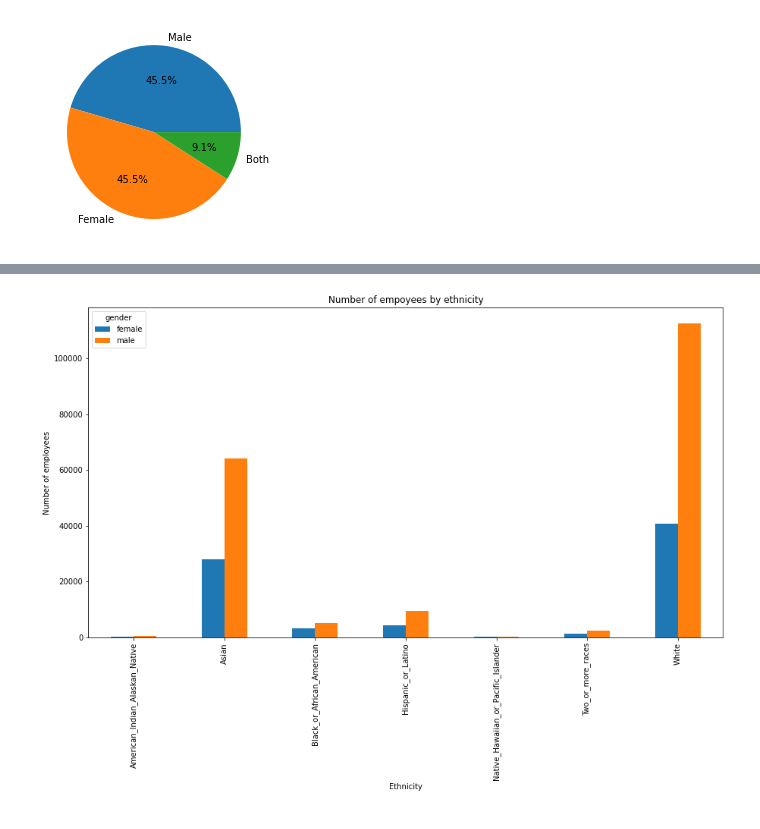
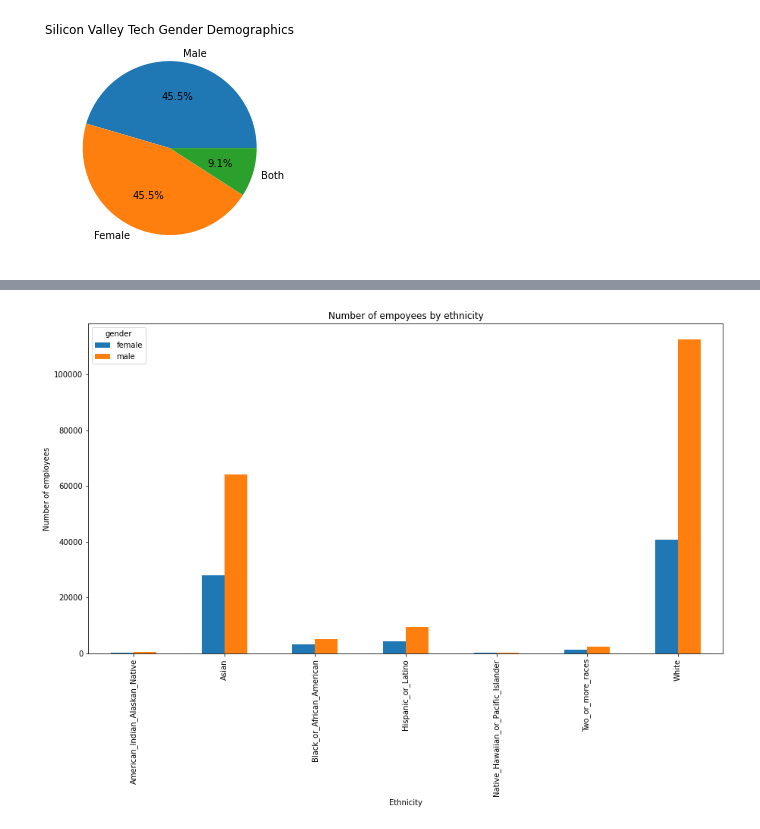
Before and after one commit to tritchlin/group-project1, a Jupyter notebook: project1.ipynb, the cells around one changed output, grey strips where cells are left out. Cells and saved outputs as stored; diff of their text form; code cells hidden in the pictures.

```diff
--- a/project1.ipynb
+++ b/project1.ipynb
@@ -18,11 +23,13 @@ gender_data = tech_sector_data_df.groupby("gender")["count"].sum().to_frame().re
 
 tech_sector_data_df = tech_sector_data_df[tech_sector_data_df["job_category"].isin(["Professionals", "Managers","Executives"])]
 tech_sector_data_df = tech_sector_data_df[tech_sector_data_df["gender"].isin(["Female", "Male","Both"])]
-
-counts =tech_sector_data_df.gender.value_counts()
-plt.pie(counts.values,labels=counts.index.values,autopct='%1.1f%%')
-
-plt.show()
-# %% [output]
-[figure, removed]
+# %%
+# Gender Pie Chart
+counts =tech_sector_data_df.gender.value_counts()
+plt.pie(counts.values,labels=counts.index.values,autopct='%1.1f%%')
+plt.title("Silicon Valley Tech Gender Demographics")
+
+plt.show()
+# %% [output]
+[figure, added]
 # %%
```
Also changed, not shown: parts of 23 cells of this notebook.
